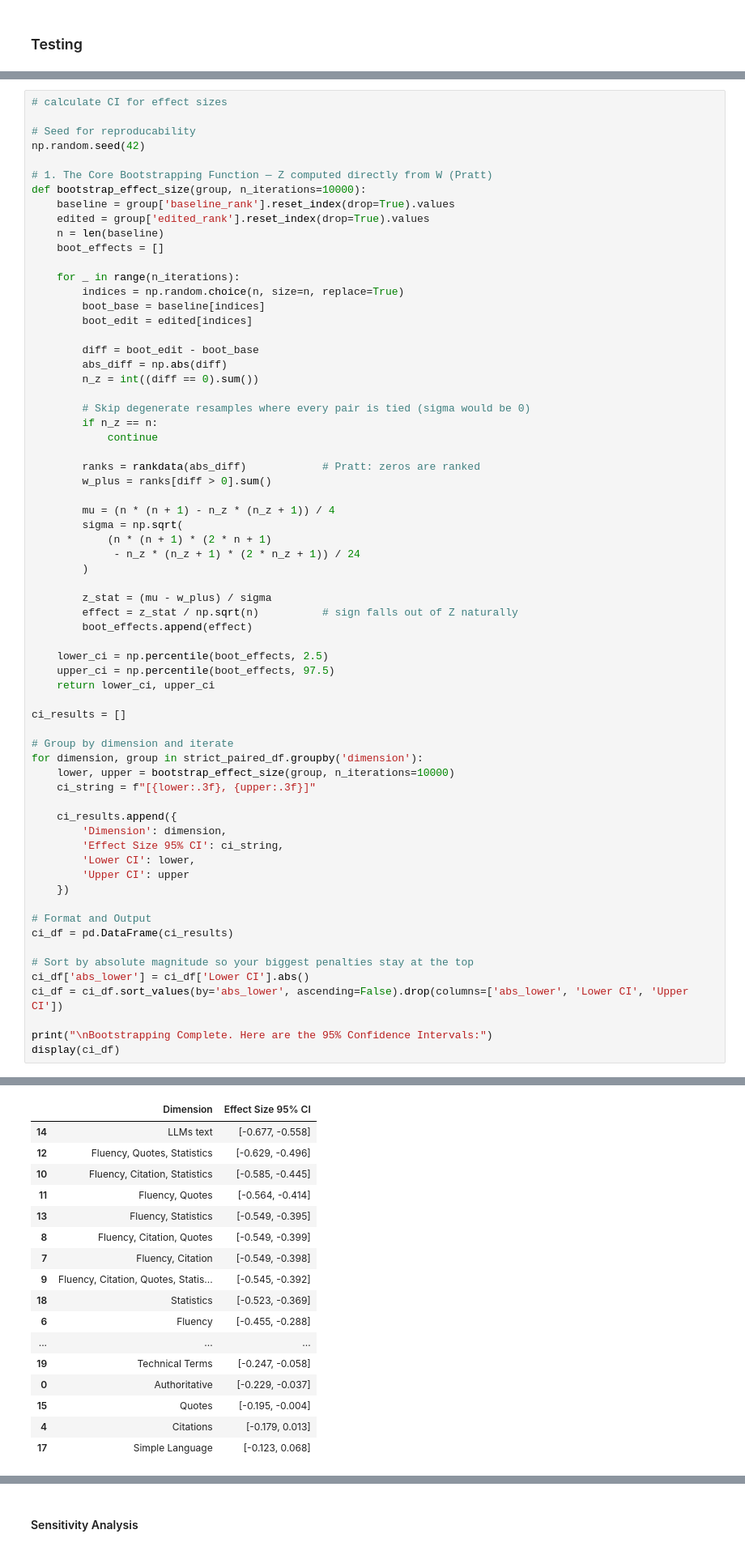
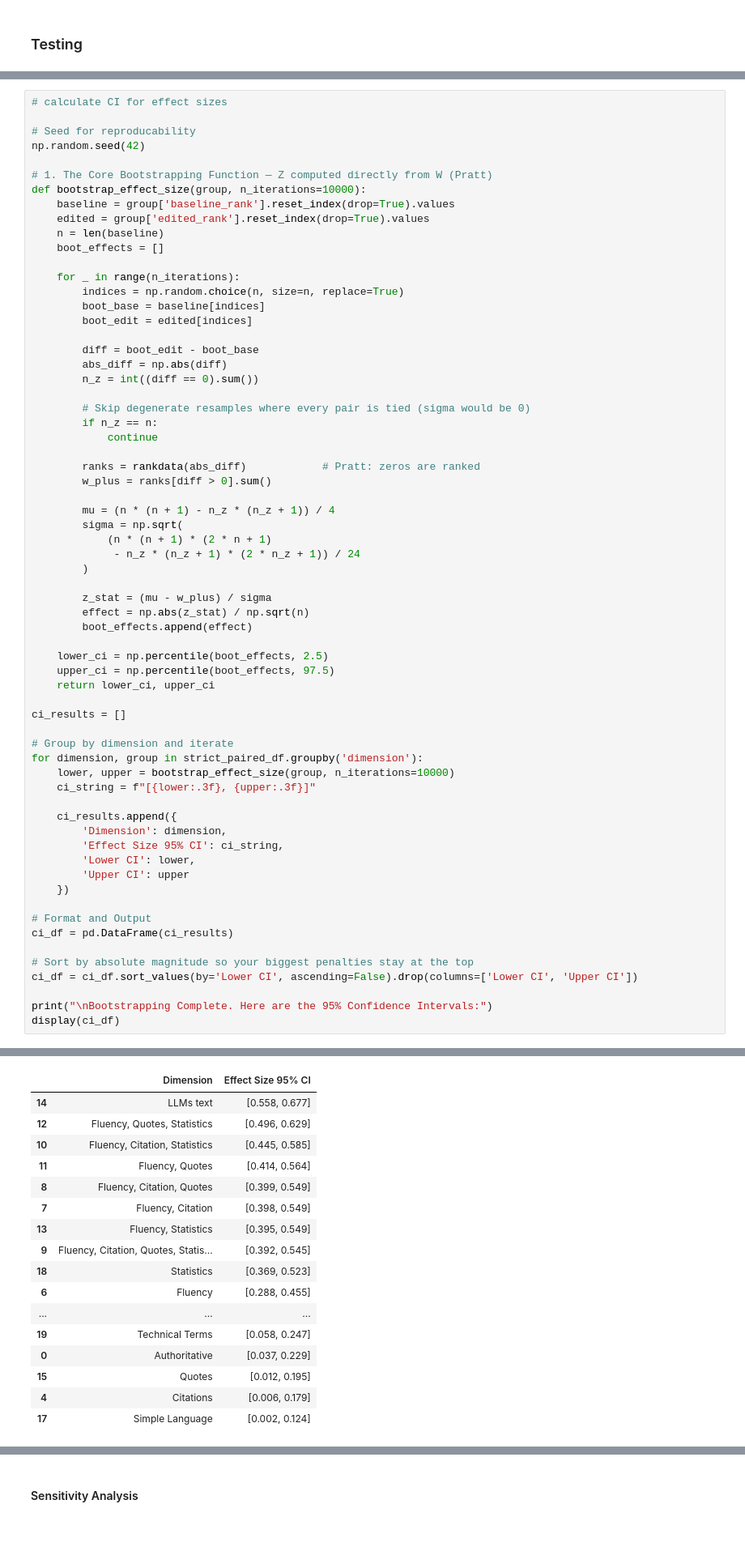
Before and after one commit to leonard-rampf/geo-experiment, a Jupyter notebook: notebook/3_retrieval_stage/5_retrieval_analysis.ipynb, the cells around one changed output, grey strips where cells are left out. Shown at 81% size. Saved outputs shown, nothing was run; the diff lists cells and outputs as text.

```diff
--- a/notebook/3_retrieval_stage/5_retrieval_analysis.ipynb
+++ b/notebook/3_retrieval_stage/5_retrieval_analysis.ipynb
@@ -860,55 +859,54 @@ def bootstrap_effect_size(group, n_iterations=10000):
         )
 
         z_stat = (mu - w_plus) / sigma
-        effect = z_stat / np.sqrt(n)          # sign falls out of Z naturally
+        effect = np.abs(z_stat) / np.sqrt(n)
         boot_effects.append(effect)
 
     lower_ci = np.percentile(boot_effects, 2.5)
     upper_ci = np.percentile(boot_effects, 97.5)
     return lower_ci, upper_ci
 
 ci_results = []
 
 # Group by dimension and iterate
 for dimension, group in strict_paired_df.groupby('dimension'):
     lower, upper = bootstrap_effect_size(group, n_iterations=10000)
     ci_string = f"[{lower:.3f}, {upper:.3f}]"
 
     ci_results.append({
         'Dimension': dimension,
         'Effect Size 95% CI': ci_string,
         'Lower CI': lower,
         'Upper CI': upper
     })
 
 # Format and Output
 ci_df = pd.DataFrame(ci_results)
 
 # Sort by absolute magnitude so your biggest penalties stay at the top
-ci_df['abs_lower'] = ci_df['Lower CI'].abs()
-ci_df = ci_df.sort_values(by='abs_lower', ascending=False).drop(columns=['abs_lower', 'Lower CI', 'Upper CI'])
+ci_df = ci_df.sort_values(by='Lower CI', ascending=False).drop(columns=['Lower CI', 'Upper CI'])
 
 print("\nBootstrapping Complete. Here are the 95% Confidence Intervals:")
 display(ci_df)
 # %% [output]
 Bootstrapping Complete. Here are the 95% Confidence Intervals:
 |  | Dimension | Effect Size 95% CI |
-| 14 | LLMs text | [-0.677, -0.558] |
-| 12 | Fluency, Quotes, Statistics | [-0.629, -0.496] |
-| 10 | Fluency, Citation, Statistics | [-0.585, -0.445] |
-| 11 | Fluency, Quotes | [-0.564, -0.414] |
-| 13 | Fluency, Statistics | [-0.549, -0.395] |
-| 8 | Fluency, Citation, Quotes | [-0.549, -0.399] |
-| 7 | Fluency, Citation | [-0.549, -0.398] |
-| 9 | Fluency, Citation, Quotes, Statis... | [-0.545, -0.392] |
-| 18 | Statistics | [-0.523, -0.369] |
-| 6 | Fluency | [-0.455, -0.288] |
+| 14 | LLMs text | [0.558, 0.677] |
+| 12 | Fluency, Quotes, Statistics | [0.496, 0.629] |
+| 10 | Fluency, Citation, Statistics | [0.445, 0.585] |
+| 11 | Fluency, Quotes | [0.414, 0.564] |
+| 8 | Fluency, Citation, Quotes | [0.399, 0.549] |
+| 7 | Fluency, Citation | [0.398, 0.549] |
+| 13 | Fluency, Statistics | [0.395, 0.549] |
+| 9 | Fluency, Citation, Quotes, Statis... | [0.392, 0.545] |
+| 18 | Statistics | [0.369, 0.523] |
+| 6 | Fluency | [0.288, 0.455] |
 | ... | ... | ... |
-| 19 | Technical Terms | [-0.247, -0.058] |
-| 0 | Authoritative | [-0.229, -0.037] |
-| 15 | Quotes | [-0.195, -0.004] |
-| 4 | Citations | [-0.179, 0.013] |
-| 17 | Simple Language | [-0.123, 0.068] |
+| 19 | Technical Terms | [0.058, 0.247] |
+| 0 | Authoritative | [0.037, 0.229] |
+| 15 | Quotes | [0.012, 0.195] |
+| 4 | Citations | [0.006, 0.179] |
+| 17 | Simple Language | [0.002, 0.124] |
 # %%
 # merge CI into full table
 
```
Also changed, not shown: parts of 10 cells of this notebook.
